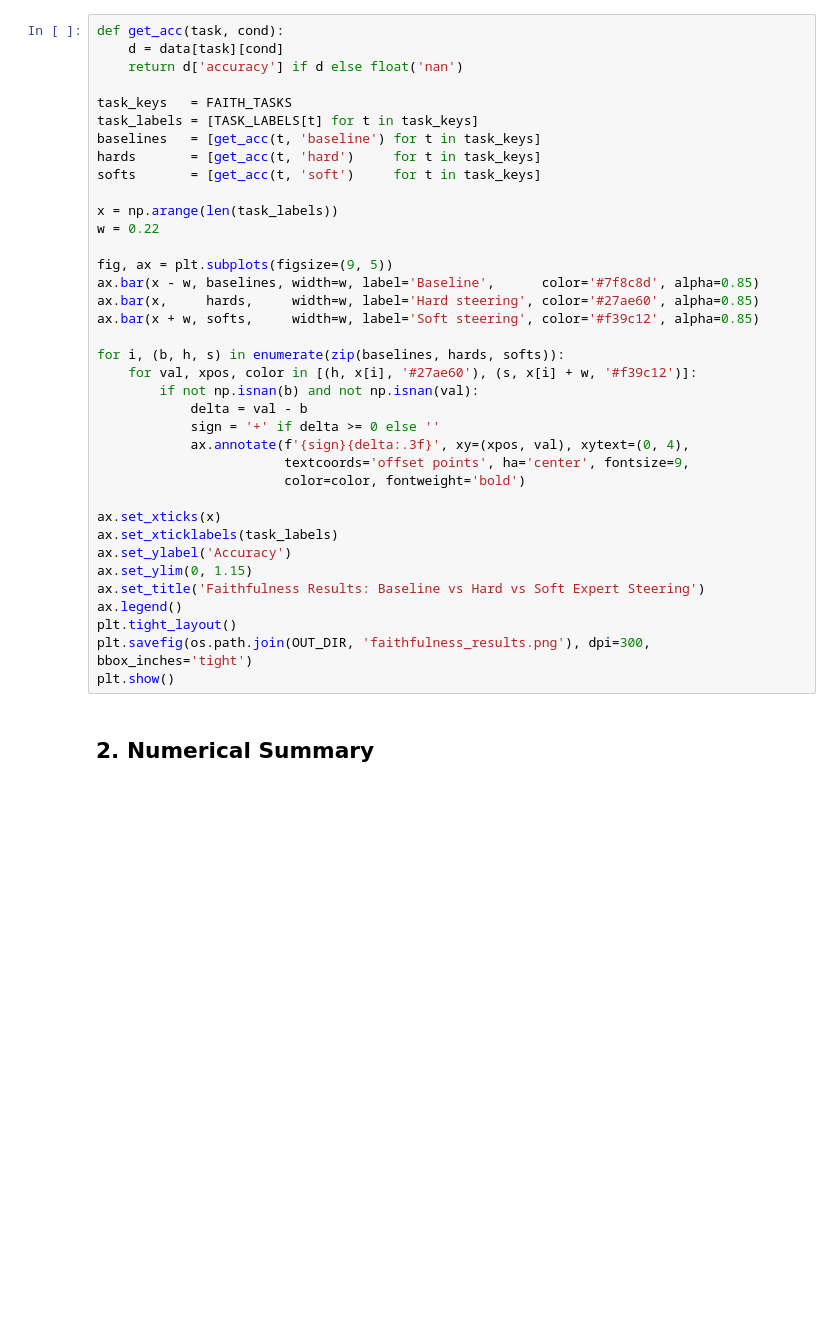
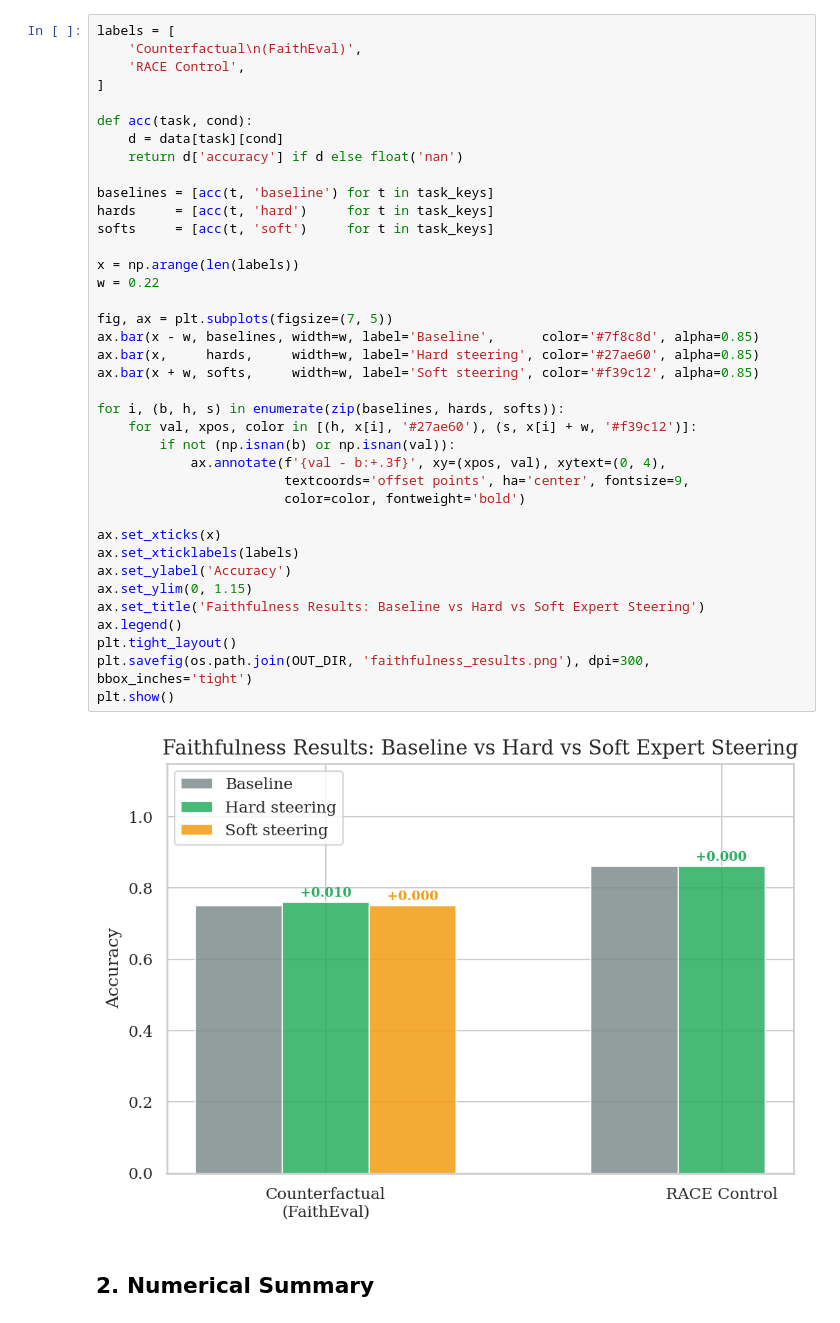
Before and after one commit to Johnwchampion/Individual-Project-25-26, a Jupyter notebook: stage2/analysis/02_faithfulness_results.ipynb, the cells around one changed output. Drawn from its saved outputs; the diff is of its cells as text; blank space fills up the shorter version.

```diff
--- a/stage2/analysis/02_faithfulness_results.ipynb
+++ b/stage2/analysis/02_faithfulness_results.ipynb
@@ -66,40 +61,43 @@ for task in FAITH_TASKS:
 # %%
-def get_acc(task, cond):
+labels = [
+    'Counterfactual\n(FaithEval)',
+    'RACE Control',
+]
+
+def acc(task, cond):
     d = data[task][cond]
     return d['accuracy'] if d else float('nan')
 
-task_keys   = FAITH_TASKS
-task_labels = [TASK_LABELS[t] for t in task_keys]
-baselines   = [get_acc(t, 'baseline') for t in task_keys]
-hards       = [get_acc(t, 'hard')     for t in task_keys]
-softs       = [get_acc(t, 'soft')     for t in task_keys]
+baselines = [acc(t, 'baseline') for t in task_keys]
+hards     = [acc(t, 'hard')     for t in task_keys]
+softs     = [acc(t, 'soft')     for t in task_keys]
 
-x = np.arange(len(task_labels))
+x = np.arange(len(labels))
 w = 0.22
 
-fig, ax = plt.subplots(figsize=(9, 5))
+fig, ax = plt.subplots(figsize=(7, 5))
 ax.bar(x - w, baselines, width=w, label='Baseline',      color='#7f8c8d', alpha=0.85)
 ax.bar(x,     hards,     width=w, label='Hard steering', color='#27ae60', alpha=0.85)
 ax.bar(x + w, softs,     width=w, label='Soft steering', color='#f39c12', alpha=0.85)
 
 for i, (b, h, s) in enumerate(zip(baselines, hards, softs)):
     for val, xpos, color in [(h, x[i], '#27ae60'), (s, x[i] + w, '#f39c12')]:
-        if not np.isnan(b) and not np.isnan(val):
-            delta = val - b
-            sign = '+' if delta >= 0 else ''
-            ax.annotate(f'{sign}{delta:.3f}', xy=(xpos, val), xytext=(0, 4),
+        if not (np.isnan(b) or np.isnan(val)):
+            ax.annotate(f'{val - b:+.3f}', xy=(xpos, val), xytext=(0, 4),
                         textcoords='offset points', ha='center', fontsize=9,
                         color=color, fontweight='bold')
 
 ax.set_xticks(x)
-ax.set_xticklabels(task_labels)
+ax.set_xticklabels(labels)
 ax.set_ylabel('Accuracy')
 ax.set_ylim(0, 1.15)
 ax.set_title('Faithfulness Results: Baseline vs Hard vs Soft Expert Steering')
 ax.legend()
 plt.tight_layout()
 plt.savefig(os.path.join(OUT_DIR, 'faithfulness_results.png'), dpi=300, bbox_inches='tight')
 plt.show()
+# %% [output]
+[figure, added]
 # %% [markdown]
 ## 2. Numerical Summary
 # %%
```
Also changed, not shown: parts of 10 cells of this notebook, 18 other files.
